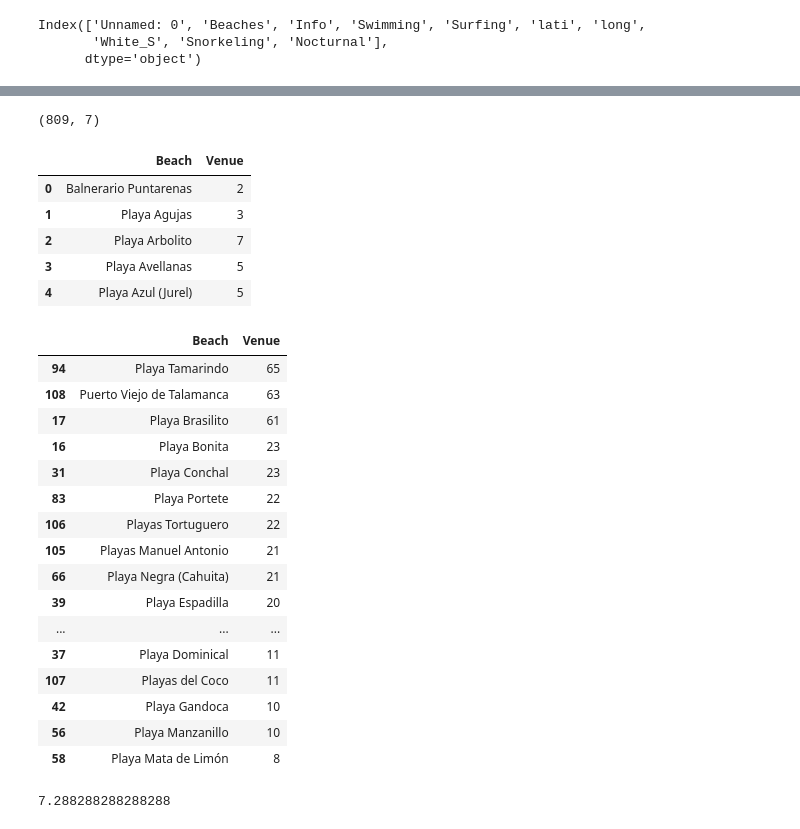
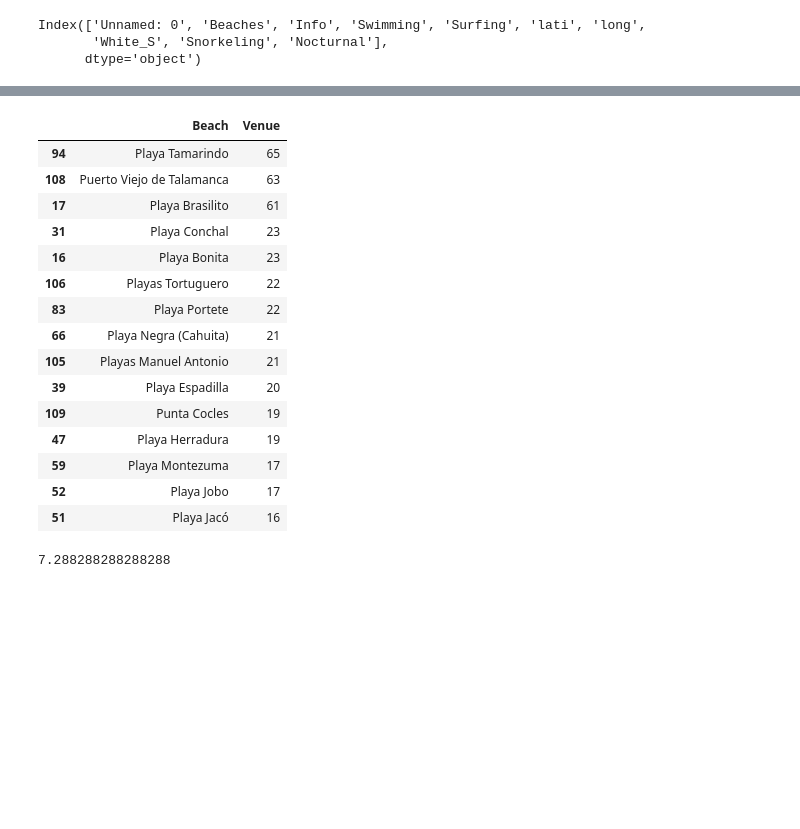
Before and after one commit to jesagocr/DataScience_IBM_Coursera_Capstone, a Jupyter notebook: projectBeaches.ipynb, the cells around one changed output, grey strips where cells are left out. Cells and saved outputs as stored; diff of their text form; code cells hidden in the pictures; blank space fills up the shorter version.

```diff
--- a/projectBeaches.ipynb
+++ b/projectBeaches.ipynb
@@ -705,10 +705,10 @@ l = 'l'
 lo = 'lo'
 radius = 500
 # %%
-l = df2.loc[0, 'lati'] # neighborhood latitude value
-lo = df2.loc[0, 'long'] # neighborhood longitude value
+l = df.loc[0, 'lati'] # neighborhood latitude value
+lo = df.loc[0, 'long'] # neighborhood longitude value
 
-name = df2.loc[0, 'Beaches'] # neighborhood name
+name = df.loc[0, 'Beaches'] # neighborhood name
 
 print('Latitude and longitude values of {} are {}, {}'.format(name,
                                                                 l,
@@ -884,9 +870,9 @@ def getNearbyVenues(names, latitudes, longitudes, latitudes2, longitudes2, radiu
 
     return(nearby_venues)
 # %%
-be_venues = getNearbyVenues(names=df2['Beaches'],
-                                  latitudes=df2['lati'],
-                                longitudes=df2['long'],
+be_venues = getNearbyVenues(names=df['Beaches'],
+                                  latitudes=df['lati'],
+                                longitudes=df['long'],
                                 latitudes2 = ls_lt,
                                 longitudes2 = ls_ln
                                   )
@@ -931,42 +879,28 @@ be_venues.head(25)
 # %%
 be_venues.to_csv('BeachandVenues.csv')
-# %%
-be_venues.shape
-# %% [output]
-(809, 7)
 # %%
 items = be_venues.groupby('Beach').count()
 items.reset_index(inplace=True)
 n_items = items[['Beach','Venue']]
-n_items.head()
+n_items.sort_values(by='Venue',ascending=False, inplace=True)
+n_items.head(15)
 # %% [output]
 |  | Beach | Venue |
-| 0 | Balnerario Puntarenas | 2 |
-| 1 | Playa Agujas | 3 |
-| 2 | Playa Arbolito | 7 |
-| 3 | Playa Avellanas | 5 |
-| 4 | Playa Azul (Jurel) | 5 |
+| 94 | Playa Tamarindo | 65 |
+| 108 | Puerto Viejo de Talamanca | 63 |
+| 17 | Playa Brasilito | 61 |
+| 31 | Playa Conchal | 23 |
+| 16 | Playa Bonita | 23 |
+| 106 | Playas Tortuguero | 22 |
+| 83 | Playa Portete | 22 |
+| 66 | Playa Negra (Cahuita) | 21 |
+| 105 | Playas Manuel Antonio | 21 |
+| 39 | Playa Espadilla | 20 |
+| 109 | Punta Cocles | 19 |
+| 47 | Playa Herradura | 19 |
+| 59 | Playa Montezuma | 17 |
+| 52 | Playa Jobo | 17 |
+| 51 | Playa Jacó | 16 |
-# %%
-n_items.sort_values(by='Venue',ascending=False, inplace=True)
-n_items.head(25)
-# %% [output]
-|  | Beach | Venue |
-| 94 | Playa Tamarindo | 65 |
-| 108 | Puerto Viejo de Talamanca | 63 |
-| 17 | Playa Brasilito | 61 |
-| 16 | Playa Bonita | 23 |
-| 31 | Playa Conchal | 23 |
-| 83 | Playa Portete | 22 |
-| 106 | Playas Tortuguero | 22 |
-| 105 | Playas Manuel Antonio | 21 |
-| 66 | Playa Negra (Cahuita) | 21 |
-| 39 | Playa Espadilla | 20 |
-| ... | ... | ... |
-| 37 | Playa Dominical | 11 |
-| 107 | Playas del Coco | 11 |
-| 42 | Playa Gandoca | 10 |
-| 56 | Playa Manzanillo | 10 |
-| 58 | Playa Mata de Limón | 8 |
 # %%
 n_items['Venue'].mean()
 # %% [output]
```
Also changed, not shown: parts of 22 cells of this notebook, 1 other file.
